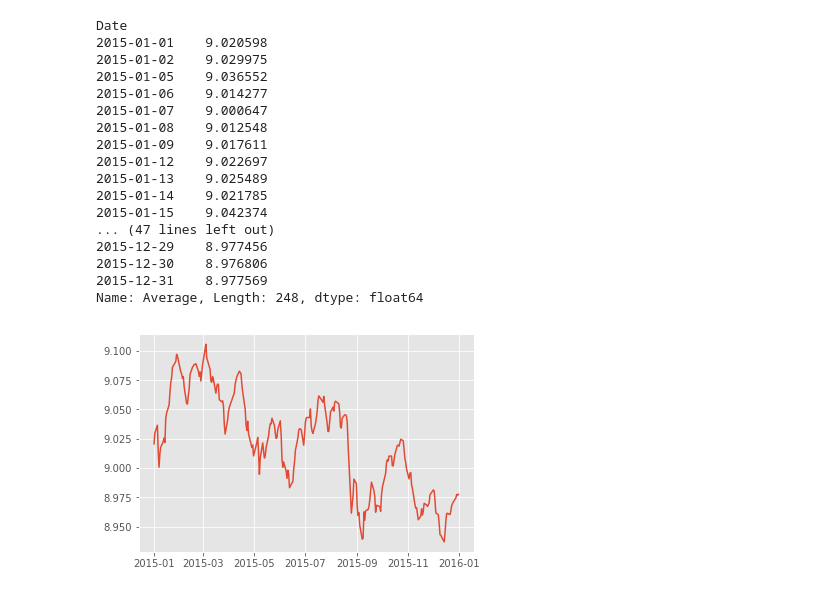
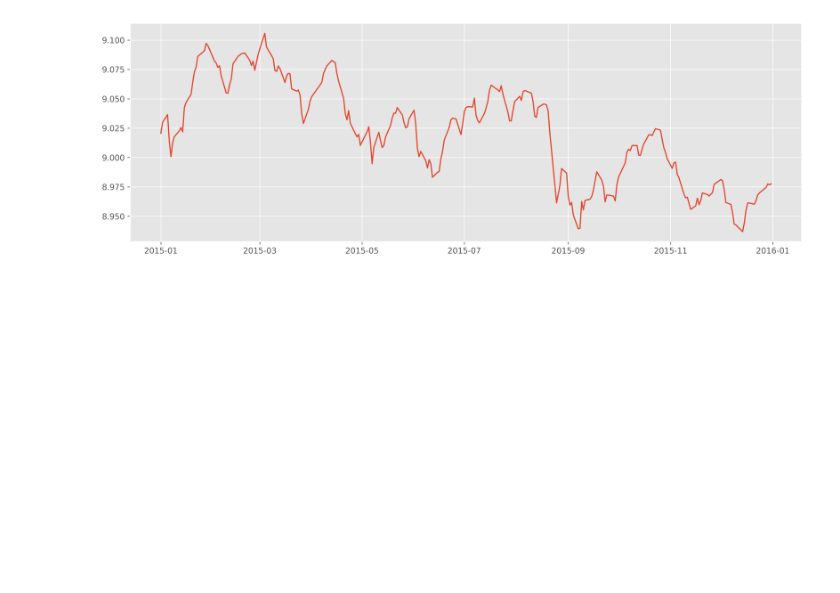
Before and after one commit to ReetBarik/Machine-Learning-Project, a Jupyter notebook: code_test.ipynb, the cells around one changed output. Cells and saved outputs as stored; diff of their text form; code cells hidden in the pictures; blank space fills up the shorter version.

```diff
--- a/code_test.ipynb
+++ b/code_test.ipynb
@@ -66,15 +46,0 @@ plt.show()
-# %%
-nifty_data = pd.read_csv('./ml-project-data/NIFTY-50/2016.csv')
-scaler = MinMaxScaler(feature_range=(0, 1))
-nifty_data['Average'] = nifty_data.loc[: , "High":"Low"].mean(axis=1)
-nifty = scaler.fit_transform(nifty_data[['Average', 'Shares Traded', 'Turnover (Rs. Cr)']])
-tcs_data = pd.read_csv('./ml-project-data/TCS/01-01-2016-TO-31-12-2016TCSEQN.csv')
-tcs = scaler.fit_transform(tcs_data[['Average Price', 'Total Traded Quantity', 'Turnover', 'No. of Trades', 'Deliverable Qty']])
-infy_data = pd.read_csv('./ml-project-data/INFY/01-01-2016-TO-31-12-2016INFYEQN.csv')
-infy = scaler.fit_transform(infy_data[['Average Price', 'Total Traded Quantity', 'Turnover', 'No. of Trades', 'Deliverable Qty']])
-hcl_data = pd.read_csv('./ml-project-data/HCL/01-01-2016-TO-31-12-2016HCLTECHEQN.csv')
-hcl = scaler.fit_transform(hcl_data[['Average Price', 'Total Traded Quantity', 'Turnover', 'No. of Trades', 'Deliverable Qty']])
-techm_data = pd.read_csv('./ml-project-data/TECHM/01-01-2016-TO-31-12-2016TECHMEQN.csv')
-techm = scaler.fit_transform(techm_data[['Average Price', 'Total Traded Quantity', 'Turnover', 'No. of Trades', 'Deliverable Qty']])
-wipro_data = pd.read_csv('./ml-project-data/WIPRO/01-01-2016-TO-31-12-2016WIPROEQN.csv')
-wipro = scaler.fit_transform(wipro_data[['Average Price', 'Total Traded Quantity', 'Turnover', 'No. of Trades', 'Deliverable Qty']])
@@ -154,24 +86,8 @@ Name: Average, Length: 248, dtype: float64
 # %%
 nifty_avg_log = np.log(nifty_data['Average'])
+plt.figure(figsize=(15, 5), dpi=300)
 plt.plot(nifty_avg_log)
-nifty_avg_log
+plt.show()
 # %% [output]
-Date
-2015-01-01    9.020598
-2015-01-02    9.029975
-2015-01-05    9.036552
-2015-01-06    9.014277
-2015-01-07    9.000647
-2015-01-08    9.012548
-2015-01-09    9.017611
-2015-01-12    9.022697
-2015-01-13    9.025489
-2015-01-14    9.021785
-2015-01-15    9.042374
-... (47 lines left out)
-2015-12-29    8.977456
-2015-12-30    8.976806
-2015-12-31    8.977569
-Name: Average, Length: 248, dtype: float64
-[figure, old version]
+[figure, new version]
 # %%
```
Also changed, not shown: parts of 13 cells of this notebook.
